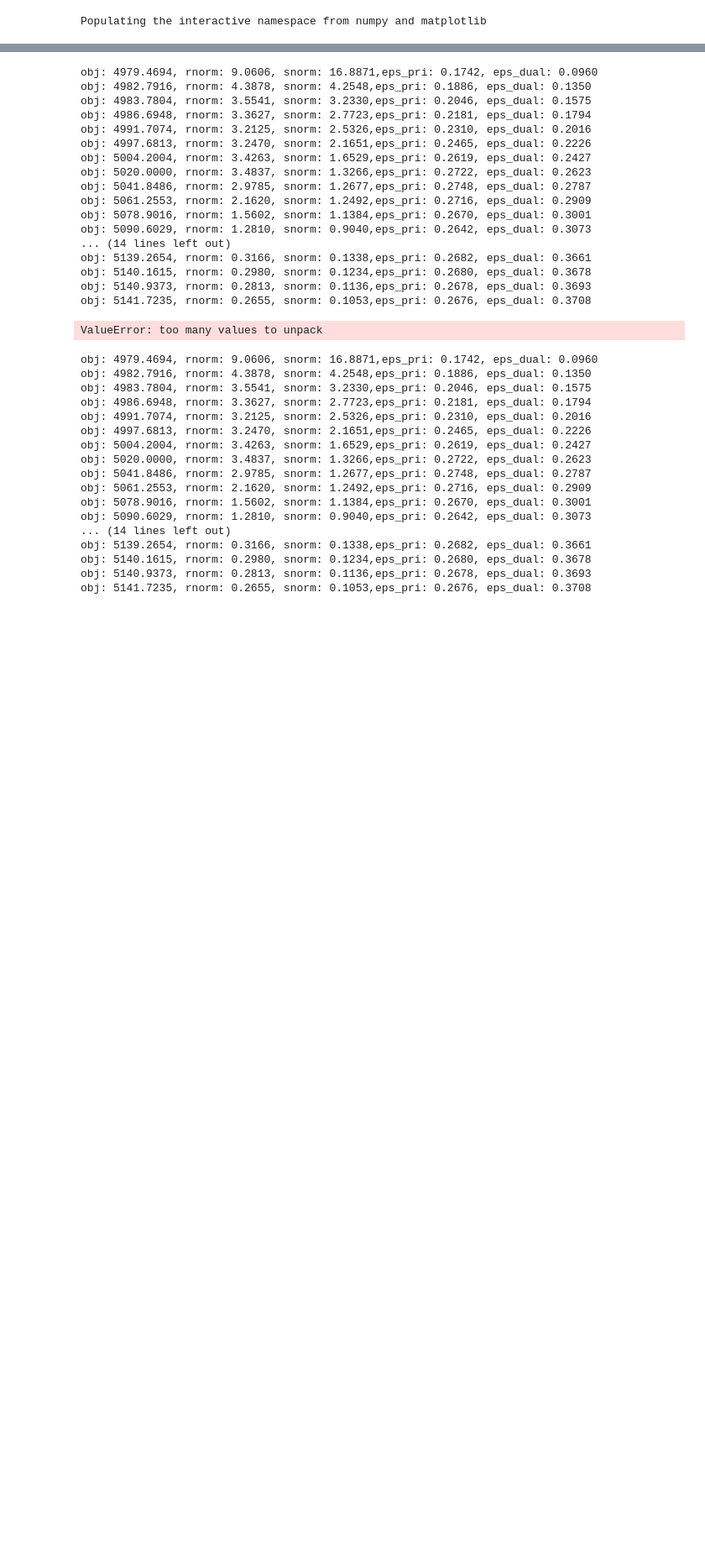
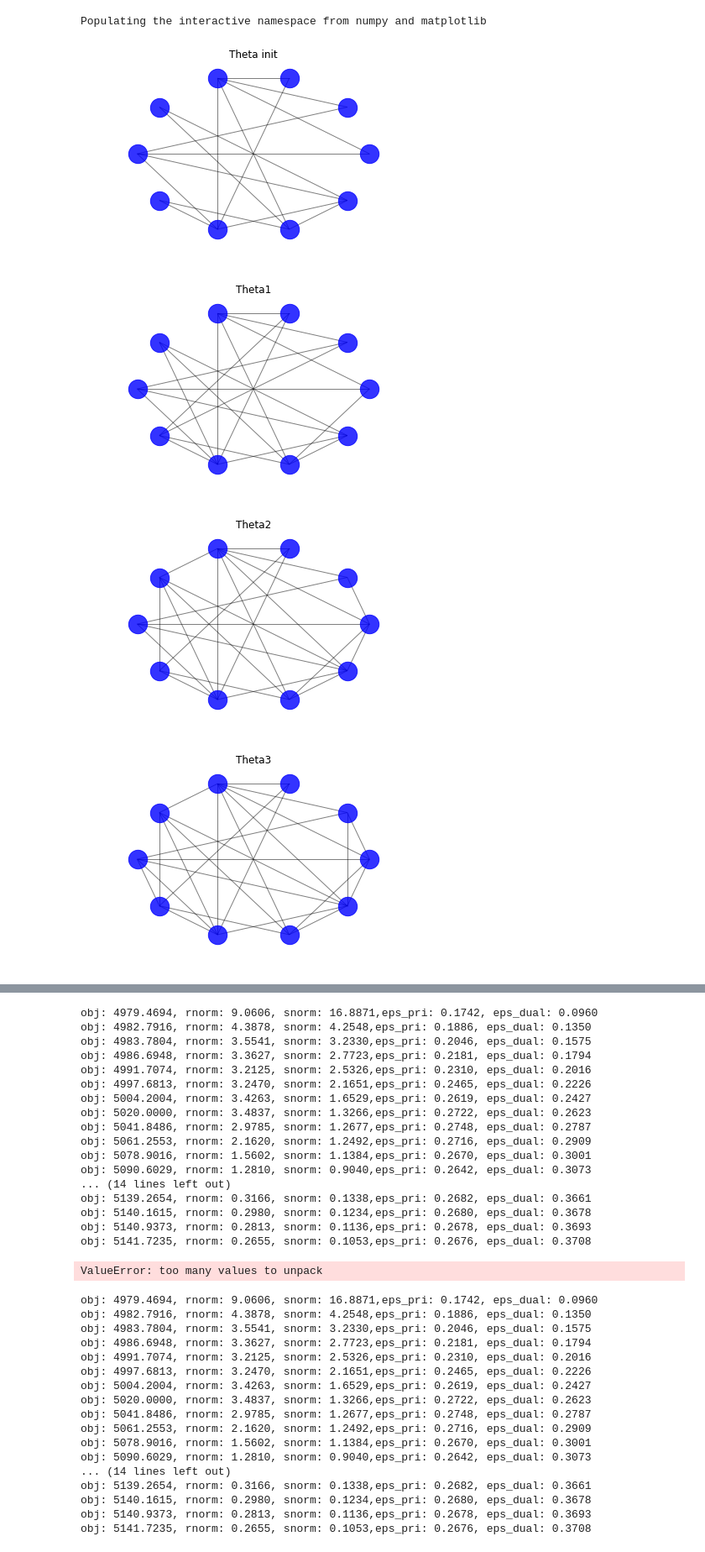
Before and after one commit to fdtomasi/regain, a Jupyter notebook: notebooks/datasets.ipynb, the cells around one changed output, grey strips where cells are left out. Shown at 84% size. Drawn from its saved outputs; the diff is of its cells as text; code cells hidden in the pictures; blank space fills up the shorter version.

```diff
--- a/notebooks/datasets.ipynb
+++ b/notebooks/datasets.ipynb
@@ -17,2 +14,10 @@ thetas, thetas_obs, ells = datasets.generate2()
 # %%
 data_list, Kobs, Ks, Ls = datasets.generate_dataset_fede(n_dim_obs=12, eps=1e-1)
+# %%
+reload(datasets)
+thetas, thetas_obs, ells = datasets.generate_dataset()
+# %% [output]
+[figure, added]
+[figure, added]
+[figure, added]
+[figure, added]
```
Also changed, not shown: parts of 2 cells of this notebook, 1 other file.
